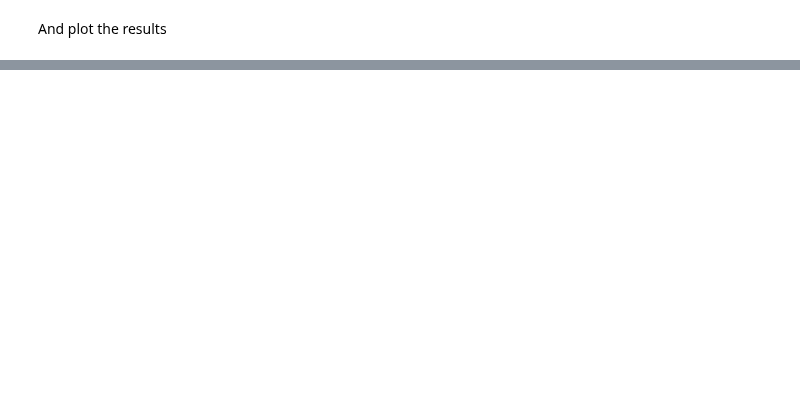
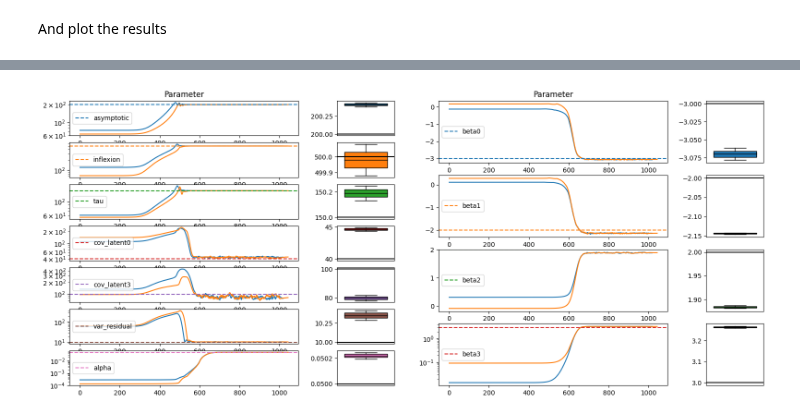
Before and after one commit to caillebotteAntoine/sdg4varselect, a Jupyter notebook: examples/joint_model.ipynb, the cells around one changed output, grey strips where cells are left out. Cells and saved outputs as stored; diff of their text form; code cells hidden in the pictures; blank space fills up the shorter version.

```diff
--- a/examples/joint_model.ipynb
+++ b/examples/joint_model.ipynb
@@ -177,8 +176,12 @@ def one_estim(prngkey, model, data, save_all=True):
 # %% [markdown]
 Now we perform severals estimations :
 # %%
-from sdg4varselect.algo.gradient_descent_fim import GradientDescentFIMSettings
+from datetime import datetime
 
-multi_estim = MultiRunRes(
-    [one_estim(jrd.PRNGKey(key), myModel, myobs, save_all=True) for key in range(20)]
+chrono_start = datetime.now()
+multi_res = MultiRunRes(
+    [one_estim(jrd.PRNGKey(key), myModel, myobs, save_all=True) for key in range(2)]
 )
+if "multi_res" not in locals():
+    multi_res = MultiRunRes.load(myModel)
+print(f"\ntotal = {datetime.now() - chrono_start} ")
@@ -191,12 +196,2 @@ print(multi_estim.chrono)
 # %% [markdown]
 And plot the results
-# %%
-# === PLOT === #
-sdgplt.FIGSIZE = 13
-
-(fig, axs), (_, _) = sdgplt.plot(
-    multi_estim,
-    dim_ld=myModel.DIM_LD,
-    params_star=myModel.hstack_params(p_star),
-    params_names=myModel.params_names,
-)
@@ -308,0 +198,54 @@ for i in range(8, 14):
+# %%
+id_to_plot = [0, 1, 2, 3, 6, 7, 8]
+
+fig = sdgplt.figure(8, 16)
+subfigs = fig.subfigures(1, 4, wspace=0.07, width_ratios=[4, 1, 4, 1])
+# subfigs = subfigs.reshape((subfigs.size,))
+
+_ = sdgplt.plot_theta(
+    multi_res,
+    dim_ld=myModel.DIM_LD,
+    params_star=myModel.hstack_params(p_star),
+    params_names=myModel.params_names,
+    id_to_plot=id_to_plot,
+    log_scale=True,
+    fig=subfigs[0],
+)
+
+f = sdgplt.boxplot_estimation(
+    # multi_estim.last_theta.T,
+    x=multi_res.last_theta.T[id_to_plot,],
+    hline=myModel.hstack_params(p_star)[id_to_plot,],
+    # xlabels=myModel.params_names,
+    nrows=len(id_to_plot),
+    ncols=1,
+    fig=subfigs[1],
+)
+
+for ax in f.axes:
+    ax.set_xlim(1 + 0.1 * jnp.array([-1, 1]))
+    ax.get_yaxis().get_major_formatter().set_useOffset(False)
+    ax.ticklabel_format(style="plain", axis="y")
+
+_ = sdgplt.plot_theta_hd(
+    multi_res,
+    dim_ld=myModel.DIM_LD,
+    params_star=myModel.hstack_params(p_star),
+    params_names=myModel.params_names,
+    fig=subfigs[2],
+)
+
+f = sdgplt.boxplot_estimation(
+    multi_res.last_theta.T[myModel.DIM_LD :],
+    hline=myModel.hstack_params(p_star)[myModel.DIM_LD :],
+    # xlabels=myModel.params_names[myModel.DIM_LD :],
+    nrows=myModel.P,
+    ncols=1,
+    fig=subfigs[3],
+)
+for ax in f.axes:
+    ax.set_xlim(1 + 0.1 * jnp.array([-1, 1]))
+    ax.get_yaxis().get_major_formatter().set_useOffset(False)
+    ax.ticklabel_format(style="plain", axis="y")
+# %% [output]
+[figure, added]
```
Also changed, not shown: parts of 19 cells of this notebook, 11 other files.
